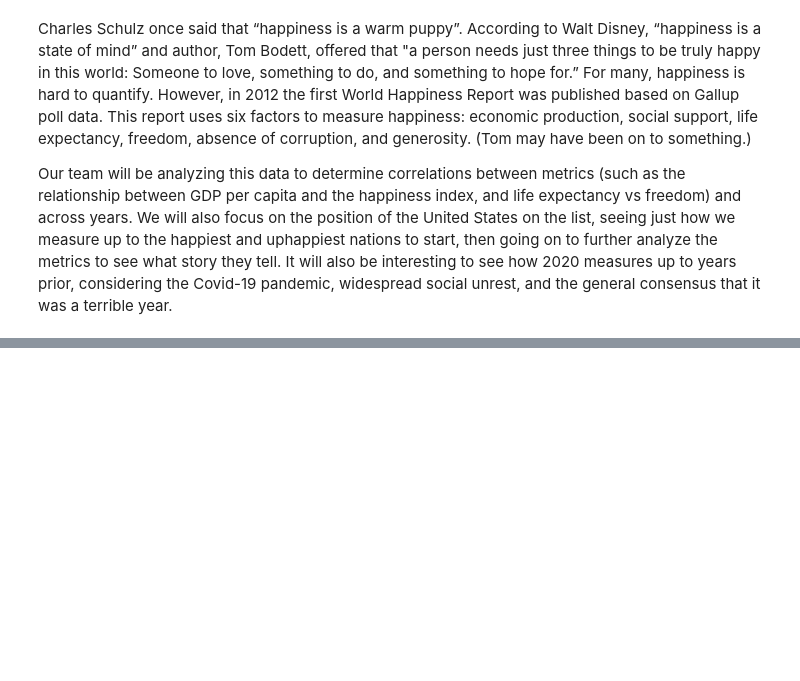
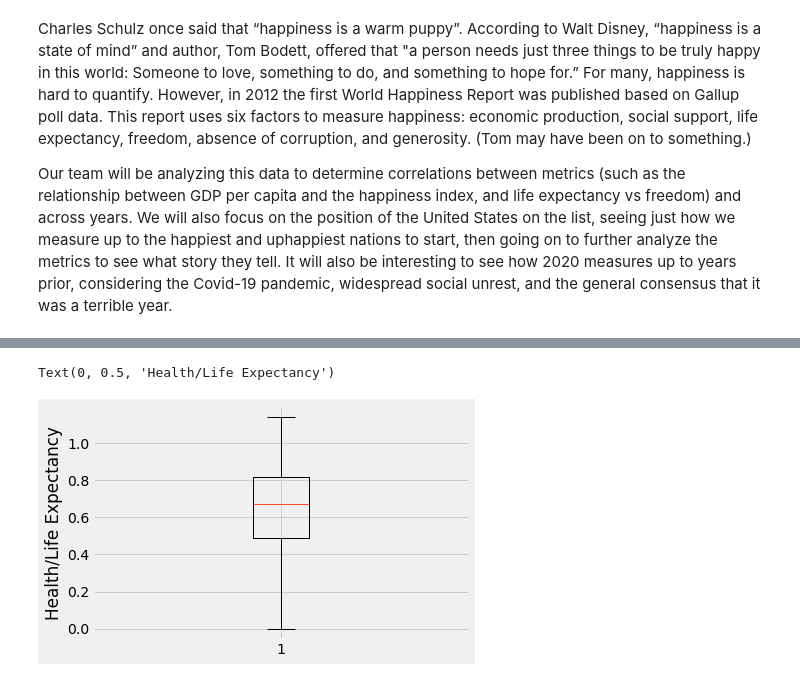
Before and after one commit to alannahmarie/project_hapPyness, a Jupyter notebook: Ben/ben_hapPyness.ipynb, the cells around one changed output, grey strips where cells are left out. Saved outputs shown, nothing was run; the diff lists cells and outputs as text; code cells hidden in the pictures; blank space fills up the shorter version.

```diff
--- a/Ben/ben_hapPyness.ipynb
+++ b/Ben/ben_hapPyness.ipynb
@@ -78,0 +193,6 @@ The correlation between LIFE V FREEDOM is: 0.74
+# %%
+plt.boxplot(x_axis)
+plt.ylabel('Health/Life Expectancy')
+# %% [output]
+Text(0, 0.5, 'Health/Life Expectancy')
+[figure, added]
```
Also changed, not shown: parts of 9 cells of this notebook.
